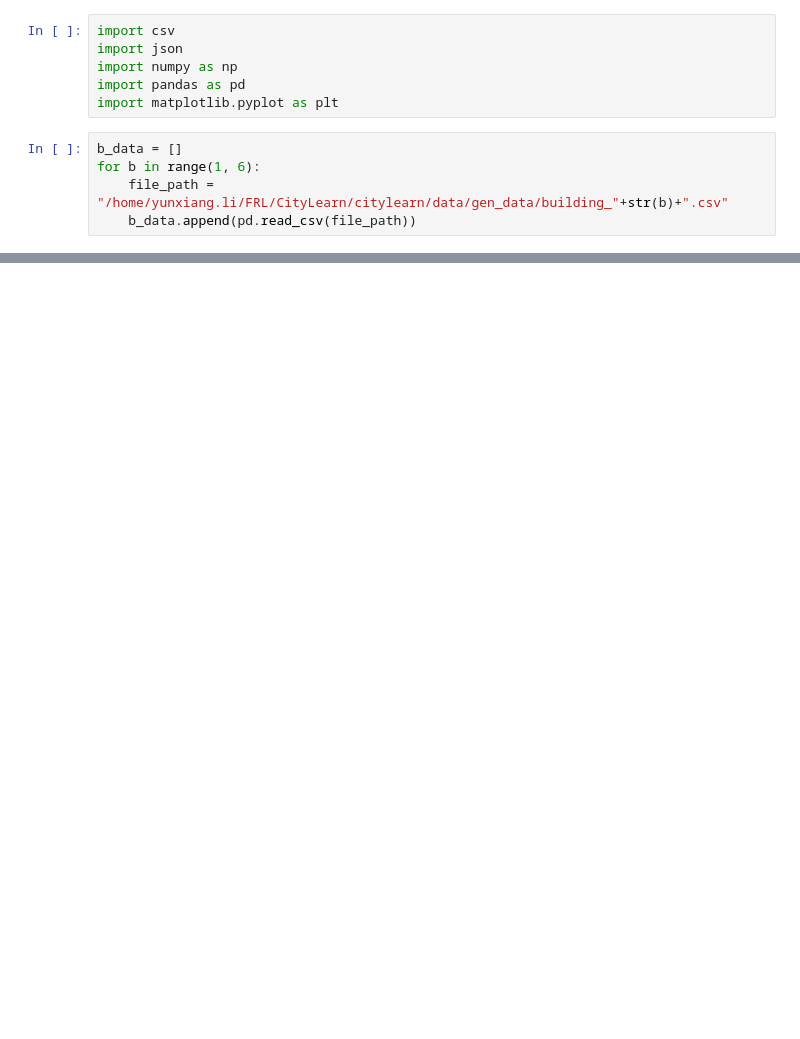
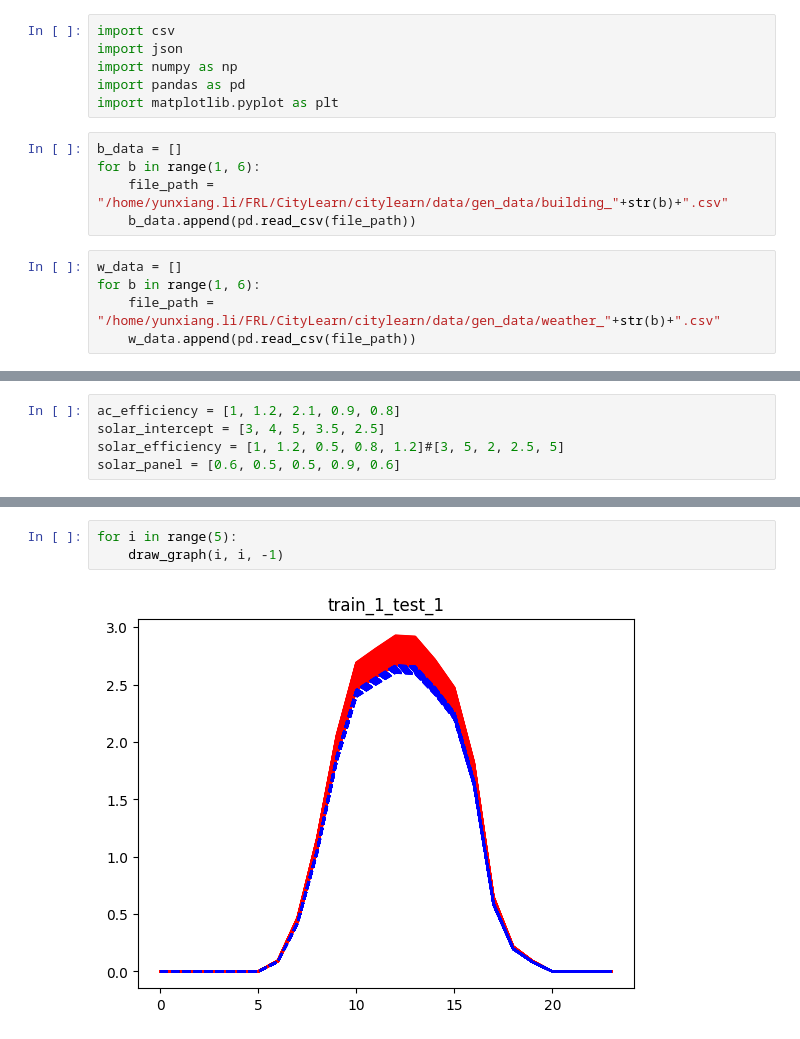
Before and after one commit to Optimization-and-Machine-Learning-Lab/energy_fed_trpo, a Jupyter notebook: CityLearn/citylearn/data/gen_data/banma.ipynb, the cells around one changed output, grey strips where cells are left out. Saved outputs shown, nothing was run; the diff lists cells and outputs as text; blank space fills up the shorter version.

```diff
--- a/CityLearn/citylearn/data/gen_data/banma.ipynb
+++ b/CityLearn/citylearn/data/gen_data/banma.ipynb
@@ -9,6 +9,11 @@ b_data = []
 for b in range(1, 6):
     file_path = "/home/yunxiang.li/FRL/CityLearn/citylearn/data/gen_data/building_"+str(b)+".csv"
     b_data.append(pd.read_csv(file_path))
+# %%
+w_data = []
+for b in range(1, 6):
+    file_path = "/home/yunxiang.li/FRL/CityLearn/citylearn/data/gen_data/weather_"+str(b)+".csv"
+    w_data.append(pd.read_csv(file_path))
 # %%
 b_data[0]
 # %% [output]
@@ -29,5 +34,10 @@ b_data[0]
 | 21 | 1.0 | 21.0 | 0.0 | 0.0 | 0.0 | 0.0 | ... |
 | 22 | 1.0 | 22.0 | 0.0 | 0.0 | 0.0 | 0.0 | ... |
 | 23 | 1.0 | 23.0 | 0.0 | 0.0 | 0.0 | 0.0 | ... |
+# %%
+ac_efficiency = [1, 1.2, 2.1, 0.9, 0.8]
+solar_intercept = [3, 4, 5, 3.5, 2.5]
+solar_efficiency = [1, 1.2, 0.5, 0.8, 1.2]#[3, 5, 2, 2.5, 5]
+solar_panel = [0.6, 0.5, 0.5, 0.9, 0.6]
 # %%
 def draw_graph(b1, b2, index):
@@ -94,0 +180,5 @@ for i in range(5):
+# %%
+for i in range(5):
+    draw_graph(i, i, -1)
+# %% [output]
+[figure, added]
```
Also changed, not shown: parts of 7 cells of this notebook, 15 other files.
